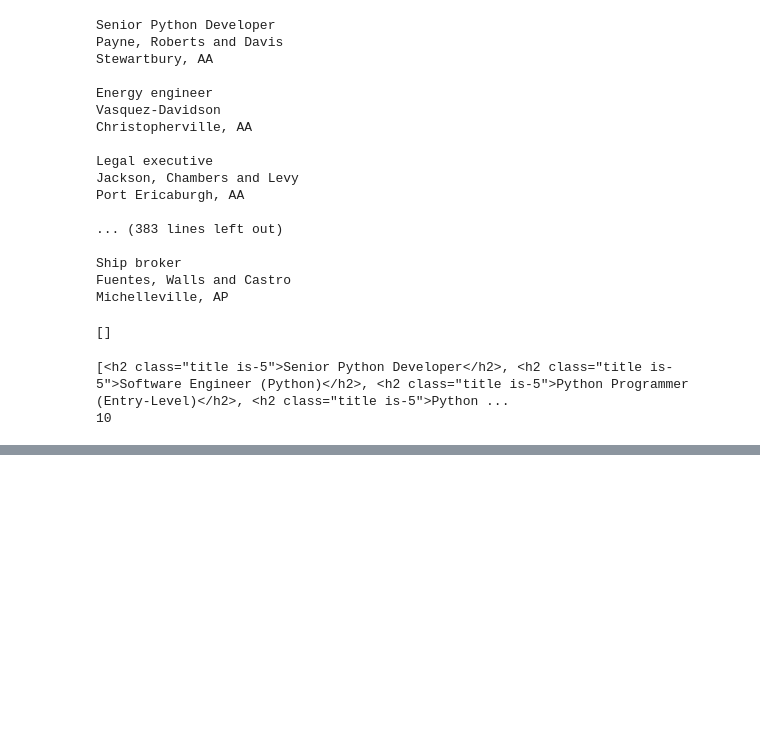
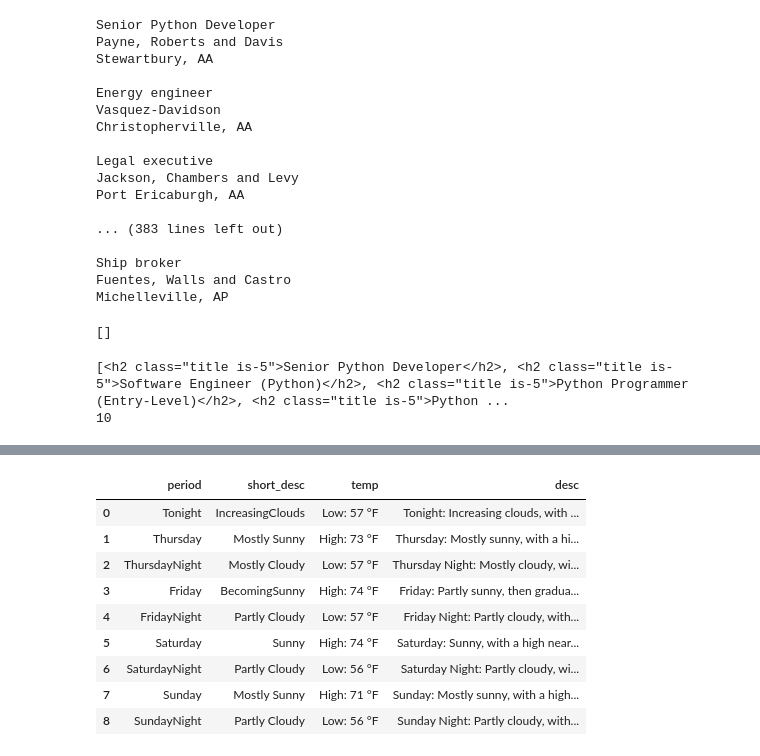
Before and after one commit to wcrowley342/leantocodefantasyfootball, a Jupyter notebook: Learn_to_code_with_fantasy_football_PANDAS.ipynb, the cells around one changed output, grey strips where cells are left out. Drawn from its saved outputs; the diff is of its cells as text; code cells hidden in the pictures; blank space fills up the shorter version.

```diff
--- a/Learn_to_code_with_fantasy_football_PANDAS.ipynb
+++ b/Learn_to_code_with_fantasy_football_PANDAS.ipynb
@@ -881,0 +974,16 @@ print(len(python_jobs))
+# %%
+#download the web page
+page = requests.get("https://forecast.weather.gov/MapClick.php?lat=37.7772&lon=-122.4168")
+
+#create a beauitfulsoup class to parse it
+soup = BeautifulSoup(page.content, 'html.parser')
+
+#find the div with seven_day_forceast and assign it
+seven_day = soup.find(id="seven-day-forecast")
+
+#inside of that, find all the forcesated itesm
+forecast_items = seven_day.find_all(class_="tombstone-container")
+
+#extract and print the first one
+tonight = forecast_items[0]
+print(tonight.prettify())
@@ -881,0 +1022,9 @@ print(len(python_jobs))
+# %%
+#extract all the info from the page
+
+#Select all items with the class period-name inside an item with the class tombstone-container in seven_day.
+period_tags = seven_day.select(".tombstone-container .period-name")
+
+#Use a list comprehension to call the get_text method on each BeautifulSoup object.
+periods = [pt.get_text() for pt in period_tags]
+periods
@@ -881,0 +1041,7 @@ print(len(python_jobs))
+# %%
+short_descs = [sd.get_text() for sd in seven_day.select(".tombstone-container .short-desc")]
+temps = [t.get_text() for t in seven_day.select(".tombstone-container .temp")]
+descs = [d["title"] for d in seven_day.select(".tombstone-container img")]
+print(short_descs)
+print(temps)
+print(descs)
@@ -881,0 +1052,22 @@ print(len(python_jobs))
+# %%
+#we’ll call the DataFrame class, and pass in each list of items that we have. We pass them in as part of a dictionary.
+
+import pandas as pd
+weather = pd.DataFrame({
+    "period": periods,
+    "short_desc": short_descs,
+    "temp": temps,
+    "desc":descs
+})
+weather
+# %% [output]
+|  | period | short_desc | temp | desc |
+| 0 | Tonight | IncreasingClouds | Low: 57 °F | Tonight: Increasing clouds, with ... |
+| 1 | Thursday | Mostly Sunny | High: 73 °F | Thursday: Mostly sunny, with a hi... |
+| 2 | ThursdayNight | Mostly Cloudy | Low: 57 °F | Thursday Night: Mostly cloudy, wi... |
+| 3 | Friday | BecomingSunny | High: 74 °F | Friday: Partly sunny, then gradua... |
+| 4 | FridayNight | Partly Cloudy | Low: 57 °F | Friday Night: Partly cloudy, with... |
+| 5 | Saturday | Sunny | High: 74 °F | Saturday: Sunny, with a high near... |
+| 6 | SaturdayNight | Partly Cloudy | Low: 56 °F | Saturday Night: Partly cloudy, wi... |
+| 7 | Sunday | Mostly Sunny | High: 71 °F | Sunday: Mostly sunny, with a high... |
+| 8 | SundayNight | Partly Cloudy | Low: 56 °F | Sunday Night: Partly cloudy, with... |
```
Also changed, not shown: parts of 20 cells of this notebook.
